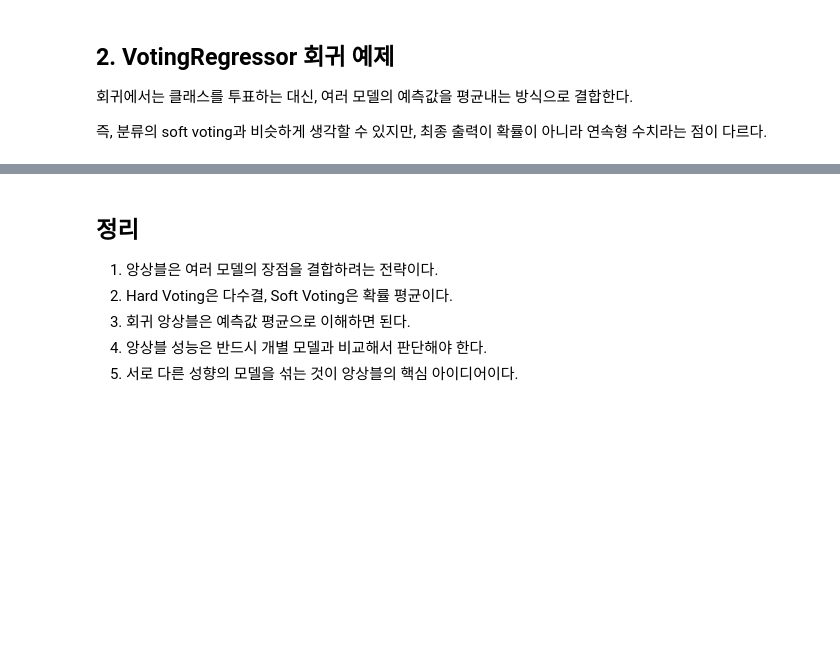
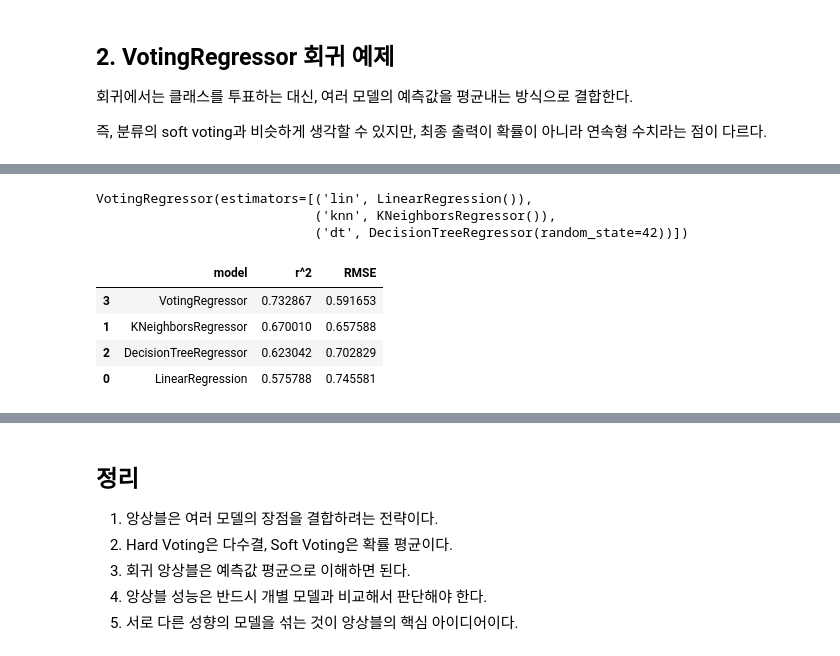
Before and after one commit to WHwi99/StudyNote, a Jupyter notebook: 05_MACHINE_LEARNING/06_ensemble/01_ensemble_voting.ipynb, the cells around one changed output, grey strips where cells are left out. Drawn from its saved outputs; the diff is of its cells as text; code cells hidden in the pictures; blank space fills up the shorter version.

```diff
--- a/05_MACHINE_LEARNING/06_ensemble/01_ensemble_voting.ipynb
+++ b/05_MACHINE_LEARNING/06_ensemble/01_ensemble_voting.ipynb
@@ -312,0 +329,53 @@ FileNotFoundError: [Errno 2] No such file or directory: 'data/california_housing
+# %%
+from sklearn.linear_model import LinearRegression
+from sklearn.tree import DecisionTreeRegressor
+from sklearn.neighbors import KNeighborsRegressor
+from sklearn.ensemble import VotingRegressor
+
+# 개별 회귀기 준비
+lin_reg = LinearRegression()
+knn_reg = KNeighborsRegressor(n_neighbors=5)
+dt_reg = DecisionTreeRegressor(random_state=42)
+
+# Voting 회귀기 준비
+voting_reg = VotingRegressor(
+    estimators=[
+        ('lin', lin_reg),
+        ('knn', knn_reg),
+        ('dt', dt_reg)
+    ]
+)
+
+# 앙상블 학습
+voting_reg.fit(X_train_scaled, y_train)
+# %% [output]
+VotingRegressor(estimators=[('lin', LinearRegression()),
+                            ('knn', KNeighborsRegressor()),
+                            ('dt', DecisionTreeRegressor(random_state=42))])
+# %%
+# 개별 회귀기와 VotingRegressor의 성능 비교
+from sklearn.metrics import r2_score, root_mean_squared_error
+
+lin_reg.fit(X_train_scaled, y_train)
+knn_reg.fit(X_train_scaled, y_train)
+dt_reg.fit(X_train_scaled, y_train)
+
+result = []
+
+for reg in [lin_reg, knn_reg, dt_reg, voting_reg]:
+    model_name = reg.__class__.__name__
+    y_pred = reg.predict(X_test_scaled)
+
+    result.append({
+        'model' : model_name,
+        'r^2' : r2_score(y_test, y_pred),
+        "RMSE" : root_mean_squared_error(y_test, y_pred)
+    })
+
+pd.DataFrame(result).sort_values('RMSE')
+# %% [output]
+|  | model | r^2 | RMSE |
+| 3 | VotingRegressor | 0.732867 | 0.591653 |
+| 1 | KNeighborsRegressor | 0.670010 | 0.657588 |
+| 2 | DecisionTreeRegressor | 0.623042 | 0.702829 |
+| 0 | LinearRegression | 0.575788 | 0.745581 |
```
Also changed, not shown: parts of 2 cells of this notebook, 29 other files.
